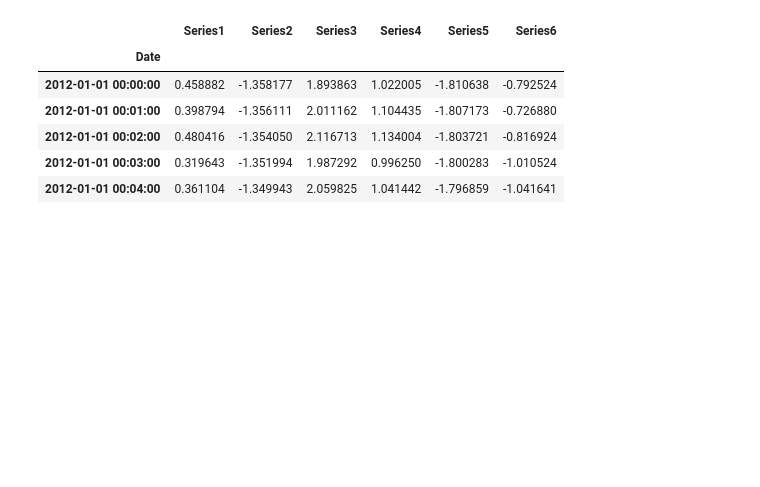
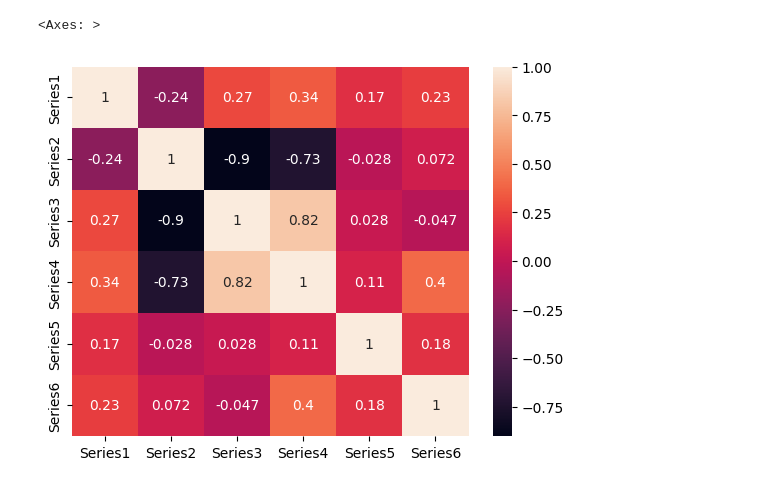
Before and after one commit to hackaton-time-series/ml, a Jupyter notebook: filtering.ipynb, the cells around one changed output. Cells and saved outputs as stored; diff of their text form; code cells hidden in the pictures; blank space fills up the shorter version.

```diff
--- a/filtering.ipynb
+++ b/filtering.ipynb
@@ -1,16 +1,10 @@
 # %%
 import pandas as pd
+import seaborn as sbn
 
 data = pd.read_csv("data.csv", parse_dates=["Date"], index_col=0)
 
-data = data.interpolate(method="time")
-
-data.head()
+sbn.heatmap(data.corr(), annot=True)
 # %% [output]
-|  | Series1 | Series2 | Series3 | Series4 | Series5 | Series6 |
-| Date |  |  |  |  |  |  |
-| 2012-01-01 00:00:00 | 0.458882 | -1.358177 | 1.893863 | 1.022005 | -1.810638 | -0.792524 |
-| 2012-01-01 00:01:00 | 0.398794 | -1.356111 | 2.011162 | 1.104435 | -1.807173 | -0.726880 |
-| 2012-01-01 00:02:00 | 0.480416 | -1.354050 | 2.116713 | 1.134004 | -1.803721 | -0.816924 |
-| 2012-01-01 00:03:00 | 0.319643 | -1.351994 | 1.987292 | 0.996250 | -1.800283 | -1.010524 |
-| 2012-01-01 00:04:00 | 0.361104 | -1.349943 | 2.059825 | 1.041442 | -1.796859 | -1.041641 |
+<Axes: >
+[figure, added]
```
Also changed, not shown: parts of 2 cells of this notebook.
